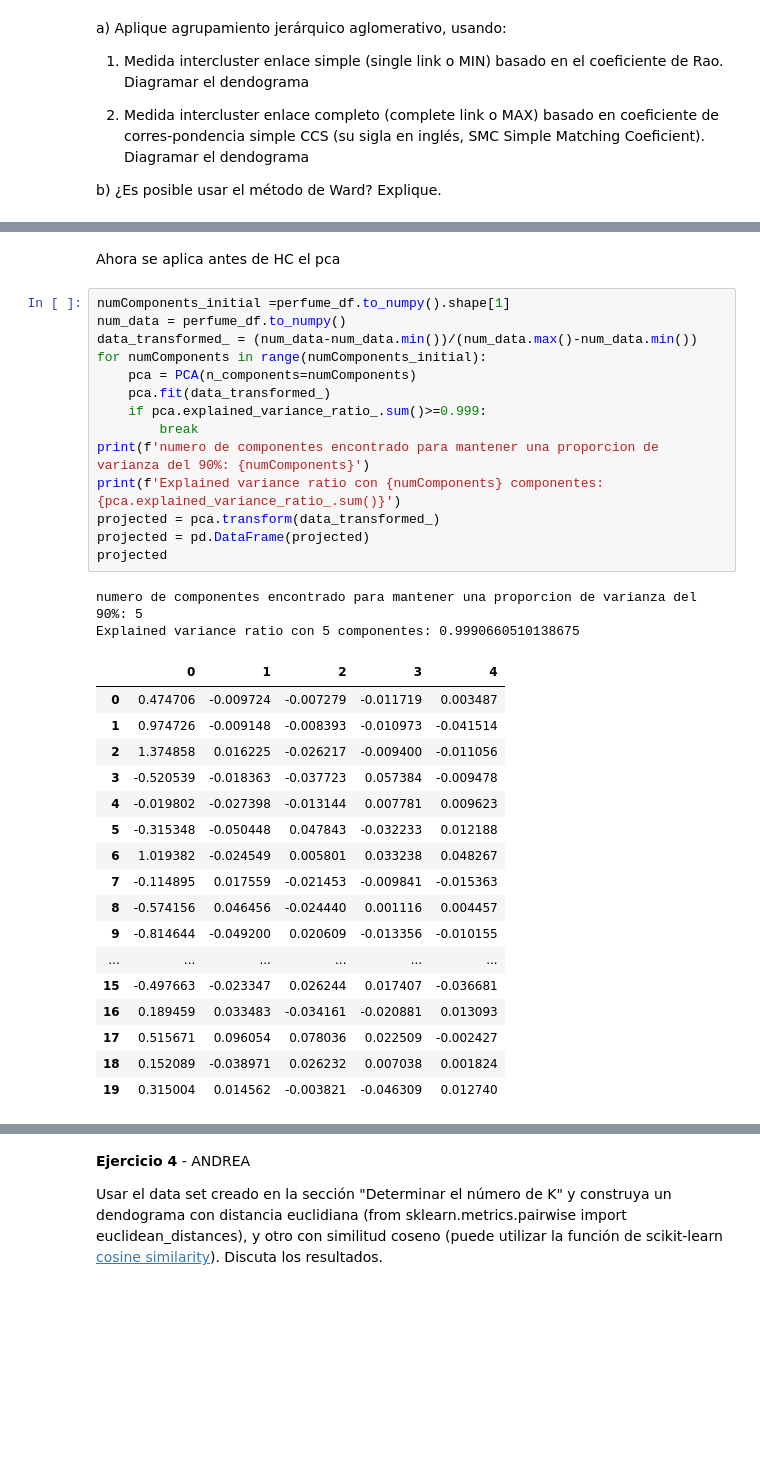
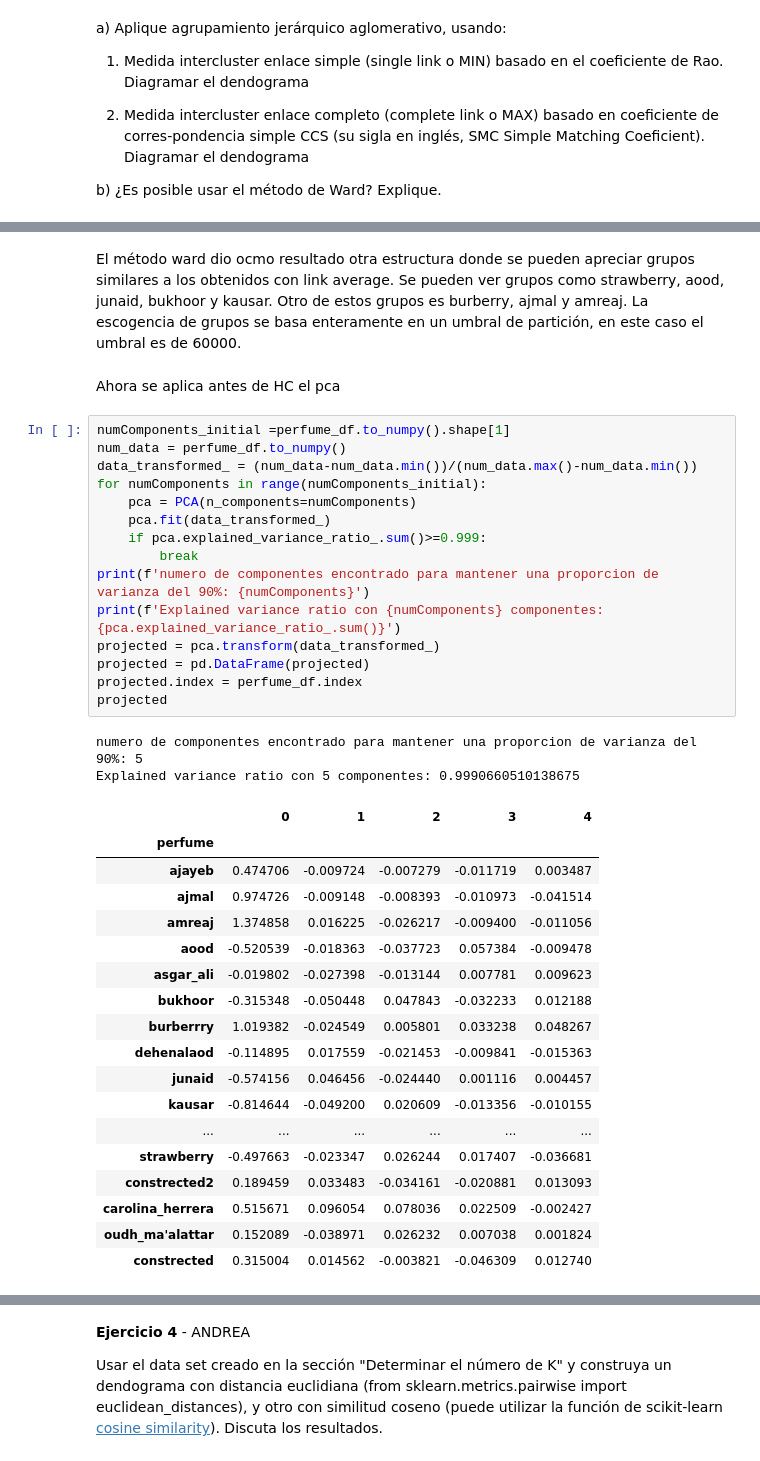
Before and after one commit to acmoral/ProyectoMineria, a Jupyter notebook: Talleres/Taller4/agrupacionMD.ipynb, the cells around one changed output, grey strips where cells are left out. Saved outputs shown, nothing was run; the diff lists cells and outputs as text; blank space fills up the shorter version.

```diff
--- a/Talleres/Taller4/agrupacionMD.ipynb
+++ b/Talleres/Taller4/agrupacionMD.ipynb
@@ -448,36 +459,40 @@ dn = hierarchy.dendrogram(ward_link_perfume,labels=perfume_df.index.to_list(),or
+# %% [markdown]
+El método ward dio ocmo resultado otra estructura donde se pueden apreciar grupos similares a los obtenidos con link average. Se pueden ver grupos como strawberry, aood, junaid, bukhoor y kausar. Otro de estos grupos es burberry, ajmal y amreaj. La escogencia de grupos se basa enteramente en un umbral de partición, en este caso el umbral es de 60000.
 # %% [markdown]
 Ahora se aplica antes de HC el pca
 # %%
 numComponents_initial =perfume_df.to_numpy().shape[1]
 num_data = perfume_df.to_numpy()
 data_transformed_ = (num_data-num_data.min())/(num_data.max()-num_data.min())
 for numComponents in range(numComponents_initial):
     pca = PCA(n_components=numComponents)
     pca.fit(data_transformed_)
     if pca.explained_variance_ratio_.sum()>=0.999:
         break
 print(f'numero de componentes encontrado para mantener una proporcion de varianza del 90%: {numComponents}')
 print(f'Explained variance ratio con {numComponents} componentes: {pca.explained_variance_ratio_.sum()}')
 projected = pca.transform(data_transformed_)
 projected = pd.DataFrame(projected)
+projected.index = perfume_df.index
 projected
 # %% [output]
 numero de componentes encontrado para mantener una proporcion de varianza del 90%: 5
 Explained variance ratio con 5 componentes: 0.9990660510138675
 |  | 0 | 1 | 2 | 3 | 4 |
-| 0 | 0.474706 | -0.009724 | -0.007279 | -0.011719 | 0.003487 |
-| 1 | 0.974726 | -0.009148 | -0.008393 | -0.010973 | -0.041514 |
-| 2 | 1.374858 | 0.016225 | -0.026217 | -0.009400 | -0.011056 |
-| 3 | -0.520539 | -0.018363 | -0.037723 | 0.057384 | -0.009478 |
-| 4 | -0.019802 | -0.027398 | -0.013144 | 0.007781 | 0.009623 |
-| 5 | -0.315348 | -0.050448 | 0.047843 | -0.032233 | 0.012188 |
-| 6 | 1.019382 | -0.024549 | 0.005801 | 0.033238 | 0.048267 |
-| 7 | -0.114895 | 0.017559 | -0.021453 | -0.009841 | -0.015363 |
-| 8 | -0.574156 | 0.046456 | -0.024440 | 0.001116 | 0.004457 |
-| 9 | -0.814644 | -0.049200 | 0.020609 | -0.013356 | -0.010155 |
+| perfume |  |  |  |  |  |
+| ajayeb | 0.474706 | -0.009724 | -0.007279 | -0.011719 | 0.003487 |
+| ajmal | 0.974726 | -0.009148 | -0.008393 | -0.010973 | -0.041514 |
+| amreaj | 1.374858 | 0.016225 | -0.026217 | -0.009400 | -0.011056 |
+| aood | -0.520539 | -0.018363 | -0.037723 | 0.057384 | -0.009478 |
+| asgar_ali | -0.019802 | -0.027398 | -0.013144 | 0.007781 | 0.009623 |
+| bukhoor | -0.315348 | -0.050448 | 0.047843 | -0.032233 | 0.012188 |
+| burberrry | 1.019382 | -0.024549 | 0.005801 | 0.033238 | 0.048267 |
+| dehenalaod | -0.114895 | 0.017559 | -0.021453 | -0.009841 | -0.015363 |
+| junaid | -0.574156 | 0.046456 | -0.024440 | 0.001116 | 0.004457 |
+| kausar | -0.814644 | -0.049200 | 0.020609 | -0.013356 | -0.010155 |
 | ... | ... | ... | ... | ... | ... |
-| 15 | -0.497663 | -0.023347 | 0.026244 | 0.017407 | -0.036681 |
-| 16 | 0.189459 | 0.033483 | -0.034161 | -0.020881 | 0.013093 |
-| 17 | 0.515671 | 0.096054 | 0.078036 | 0.022509 | -0.002427 |
-| 18 | 0.152089 | -0.038971 | 0.026232 | 0.007038 | 0.001824 |
-| 19 | 0.315004 | 0.014562 | -0.003821 | -0.046309 | 0.012740 |
+| strawberry | -0.497663 | -0.023347 | 0.026244 | 0.017407 | -0.036681 |
+| constrected2 | 0.189459 | 0.033483 | -0.034161 | -0.020881 | 0.013093 |
+| carolina_herrera | 0.515671 | 0.096054 | 0.078036 | 0.022509 | -0.002427 |
+| oudh_ma'alattar | 0.152089 | -0.038971 | 0.026232 | 0.007038 | 0.001824 |
+| constrected | 0.315004 | 0.014562 | -0.003821 | -0.046309 | 0.012740 |
```
Also changed, not shown: parts of 30 cells of this notebook.
